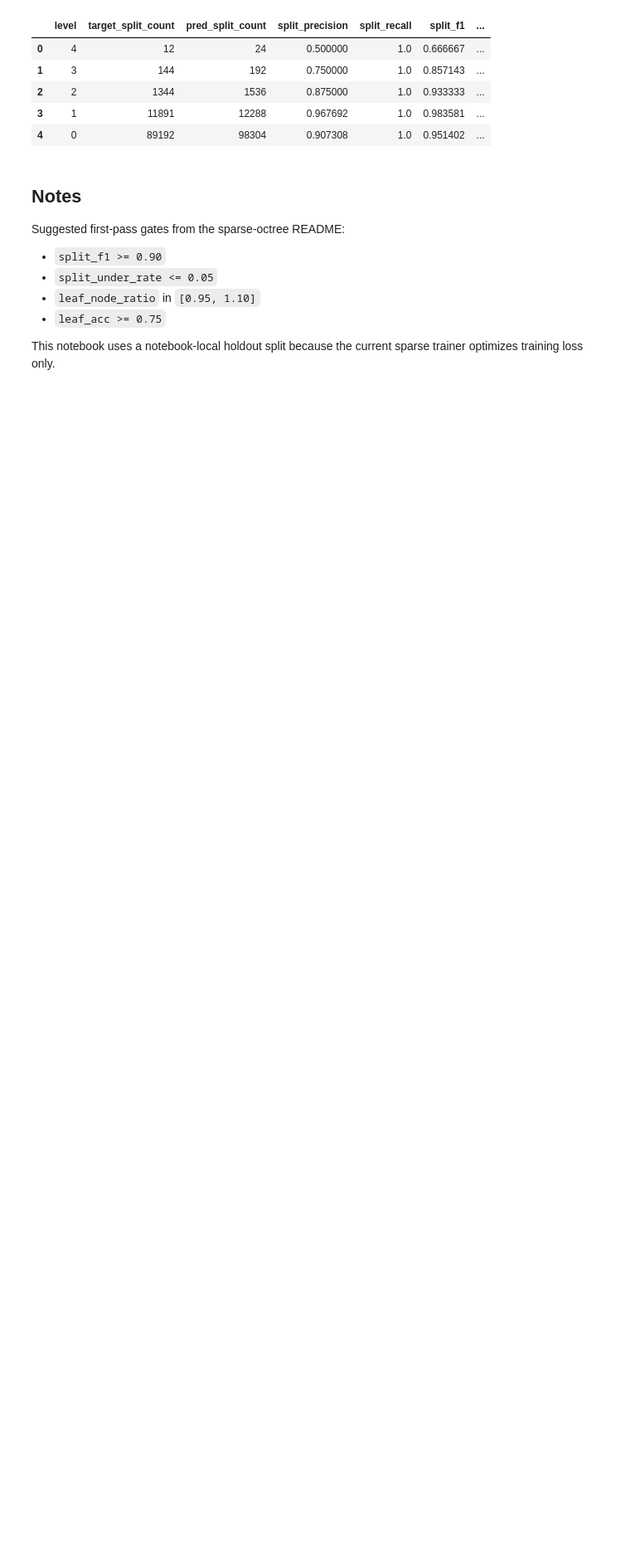
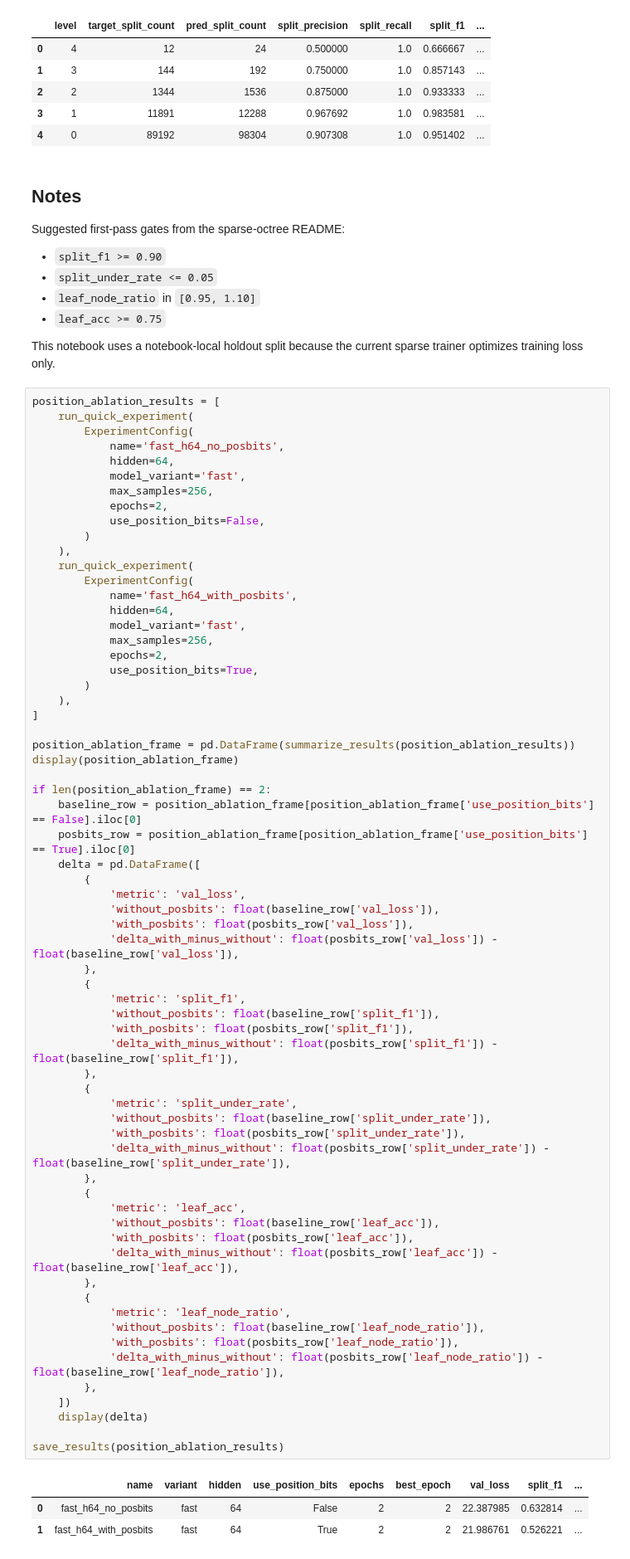
Before and after one commit to rhythmatician/VoxelTree, a Jupyter notebook: voxel_tree/tasks/sparse_octree/sparse_octree_ablation_lab.ipynb, the cells around one changed output. Shown at 83% size. Cells and saved outputs as stored; diff of their text form; blank space fills up the shorter version.

```diff
--- a/voxel_tree/tasks/sparse_octree/sparse_octree_ablation_lab.ipynb
+++ b/voxel_tree/tasks/sparse_octree/sparse_octree_ablation_lab.ipynb
@@ -1540,3 +1540,72 @@ Suggested first-pass gates from the sparse-octree README:
 - `leaf_acc >= 0.75`
 
 This notebook uses a notebook-local holdout split because the current sparse trainer optimizes training loss only.
+# %%
+position_ablation_results = [
+    run_quick_experiment(
+        ExperimentConfig(
+            name='fast_h64_no_posbits',
+            hidden=64,
+            model_variant='fast',
+            max_samples=256,
+            epochs=2,
+            use_position_bits=False,
+        )
+    ),
+    run_quick_experiment(
+        ExperimentConfig(
+            name='fast_h64_with_posbits',
+            hidden=64,
+            model_variant='fast',
+            max_samples=256,
+            epochs=2,
+            use_position_bits=True,
+        )
+    ),
+]
+
+position_ablation_frame = pd.DataFrame(summarize_results(position_ablation_results))
+display(position_ablation_frame)
+
+if len(position_ablation_frame) == 2:
+    baseline_row = position_ablation_frame[position_ablation_frame['use_position_bits'] == False].iloc[0]
+    posbits_row = position_ablation_frame[position_ablation_frame['use_position_bits'] == True].iloc[0]
+    delta = pd.DataFrame([
+        {
+            'metric': 'val_loss',
+            'without_posbits': float(baseline_row['val_loss']),
+            'with_posbits': float(posbits_row['val_loss']),
+            'delta_with_minus_without': float(posbits_row['val_loss']) - float(baseline_row['val_loss']),
+        },
+        {
+            'metric': 'split_f1',
+            'without_posbits': float(baseline_row['split_f1']),
+            'with_posbits': float(posbits_row['split_f1']),
+            'delta_with_minus_without': float(posbits_row['split_f1']) - float(baseline_row['split_f1']),
+        },
+        {
+            'metric': 'split_under_rate',
+            'without_posbits': float(baseline_row['split_under_rate']),
+            'with_posbits': float(posbits_row['split_under_rate']),
+            'delta_with_minus_without': float(posbits_row['split_under_rate']) - float(baseline_row['split_under_rate']),
+        },
+        {
+            'metric': 'leaf_acc',
+            'without_posbits': float(baseline_row['leaf_acc']),
+            'with_posbits': float(posbits_row['leaf_acc']),
+            'delta_with_minus_without': float(posbits_row['leaf_acc']) - float(baseline_row['leaf_acc']),
+        },
+        {
+            'metric': 'leaf_node_ratio',
+            'without_posbits': float(baseline_row['leaf_node_ratio']),
+            'with_posbits': float(posbits_row['leaf_node_ratio']),
+            'delta_with_minus_without': float(posbits_row['leaf_node_ratio']) - float(baseline_row['leaf_node_ratio']),
+        },
+    ])
+    display(delta)
+
+save_results(position_ablation_results)
+# %% [output]
+|  | name | variant | hidden | use_position_bits | epochs | best_epoch | val_loss | split_f1 | ... |
+| 0 | fast_h64_no_posbits | fast | 64 | False | 2 | 2 | 22.387985 | 0.632814 | ... |
+| 1 | fast_h64_with_posbits | fast | 64 | True | 2 | 2 | 21.986761 | 0.526221 | ... |
```
Also changed, not shown: parts of 13 cells of this notebook.
